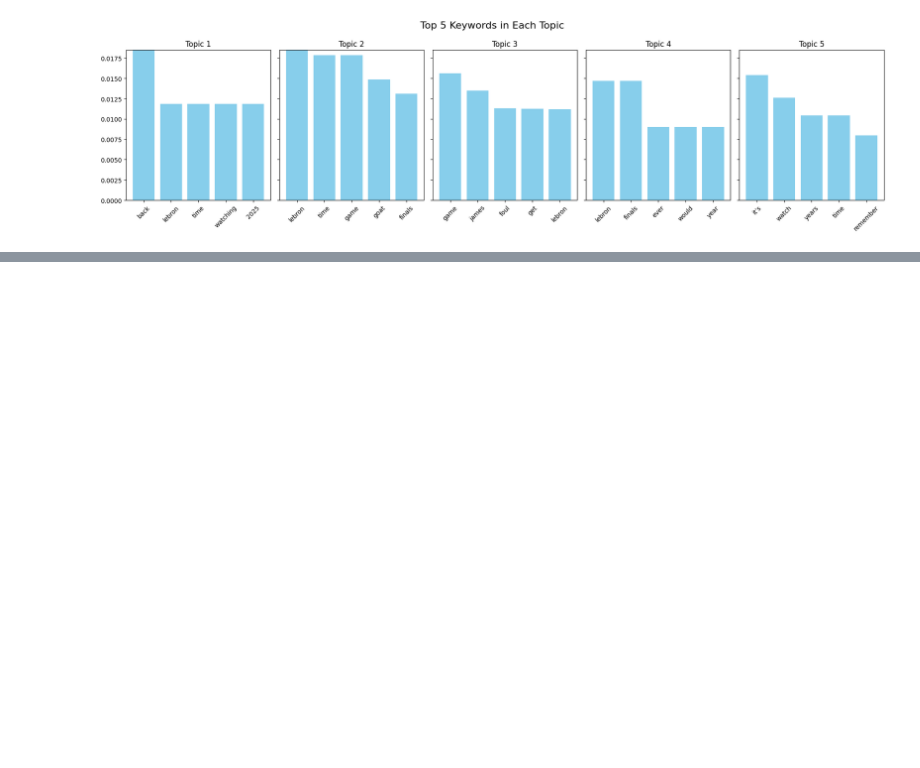
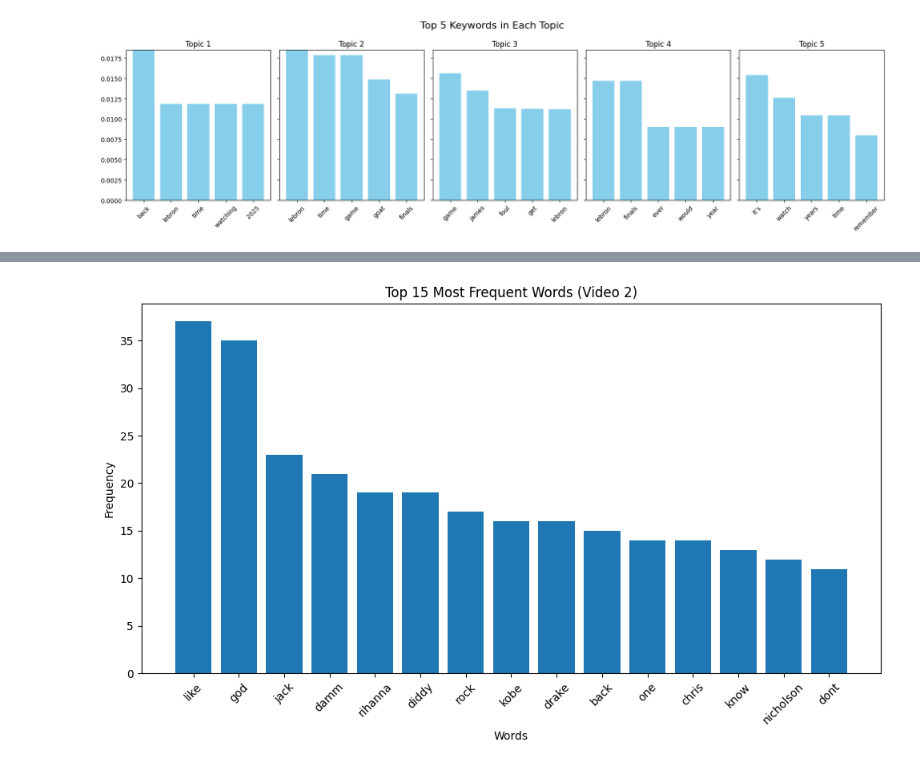
Before and after one commit to Burakgunal4/Web-and-Social-Media-Analysis, a Jupyter notebook: Web and Social Media Analysis CW.ipynb, the cells around one changed output, grey strips where cells are left out. Saved outputs shown, nothing was run; the diff lists cells and outputs as text; code cells hidden in the pictures; blank space fills up the shorter version.

```diff
--- a/Web and Social Media Analysis CW.ipynb
+++ b/Web and Social Media Analysis CW.ipynb
@@ -948,0 +1060,25 @@ plt.show()
+# %%
+from collections import Counter
+import matplotlib.pyplot as plt
+
+# Step 1: Combine all cleaned comments into a single string
+all_words = ' '.join(df_clean['comment_clean']).split()
+
+# Step 2: Count word frequencies
+word_counts = Counter(all_words)
+
+# Step 3: Select top 15 most common words
+most_common = word_counts.most_common(15)
+words, counts = zip(*most_common)
+
+# Step 4: Plot bar chart
+plt.figure(figsize=(10, 6))
+plt.bar(words, counts)
+plt.title("Top 15 Most Frequent Words (Video 2)")
+plt.xlabel("Words")
+plt.ylabel("Frequency")
+plt.xticks(rotation=45)
+plt.tight_layout()
+plt.show()
+# %% [output]
+[figure, added]
```
Also changed, not shown: parts of 11 cells of this notebook.
